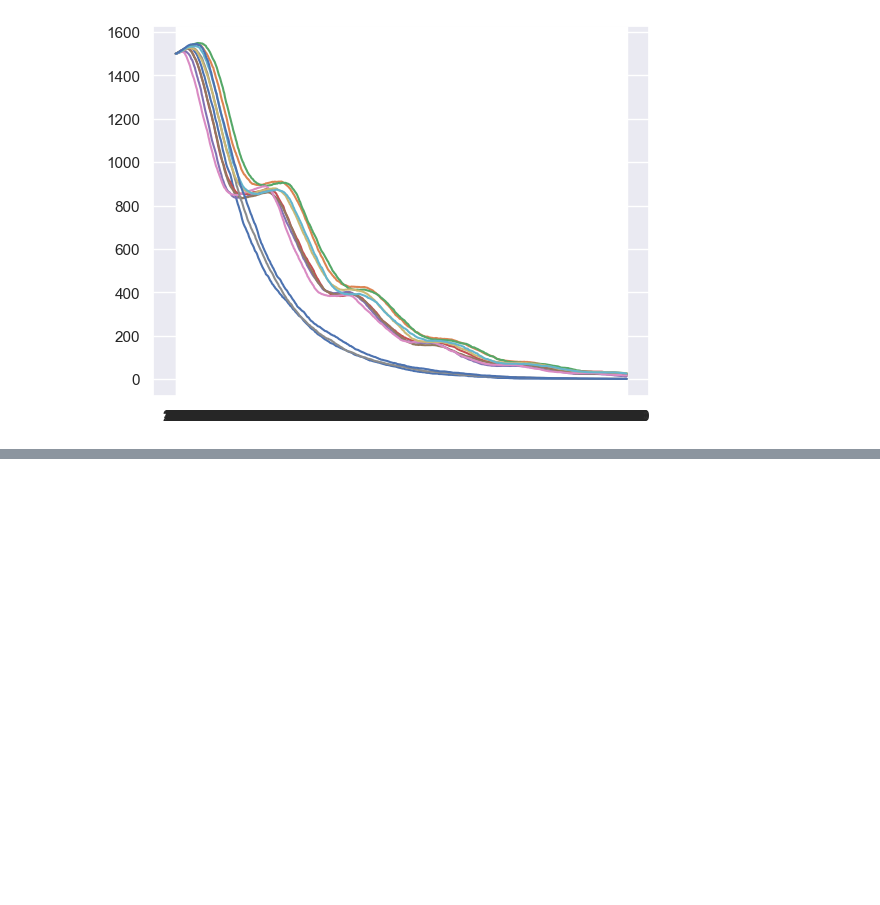
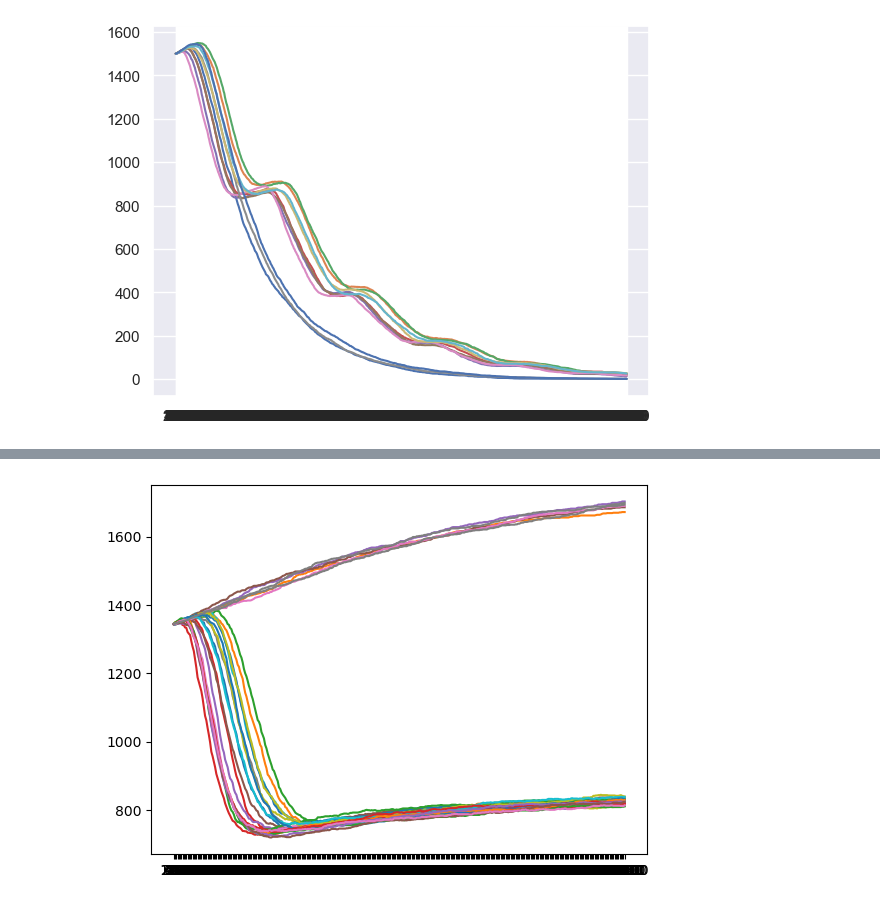
Before and after one commit to johnmetzcar/PhysiLab, a Jupyter notebook: scripts/visualize_cells_rough.ipynb, the cells around one changed output, grey strips where cells are left out. Cells and saved outputs as stored; diff of their text form; code cells hidden in the pictures; blank space fills up the shorter version.

```diff
--- a/scripts/visualize_cells_rough.ipynb
+++ b/scripts/visualize_cells_rough.ipynb
@@ -233,3 +233,7 @@ for intervention in df_long_decay:
     # plt.plot(df_long_decay.index, df_long_decay[intervention])
 # %% [output]
 [figure]
+# %%
+df_space = pd.read_csv('../dataframes/aggregated_live_cells_spatial.csv', index_col=0)
+print(df_space.shape)
+df_space.head()
@@ -235,0 +250,4 @@ for intervention in df_long_decay:
+# %%
+df_space_transpose = df_space.transpose()
+print(df_space_transpose.shape)
+df_space_transpose.head()
@@ -235,0 +263,6 @@ for intervention in df_long_decay:
+# %%
+for intervention in df_space_transpose:
+    # intervention_df = df[df.intervention == intervention]
+    plt.plot(df_space_transpose.index, df_space_transpose[intervention])
+# %% [output]
+[figure, added]
```
Also changed, not shown: parts of 7 cells of this notebook, 6 other files.
